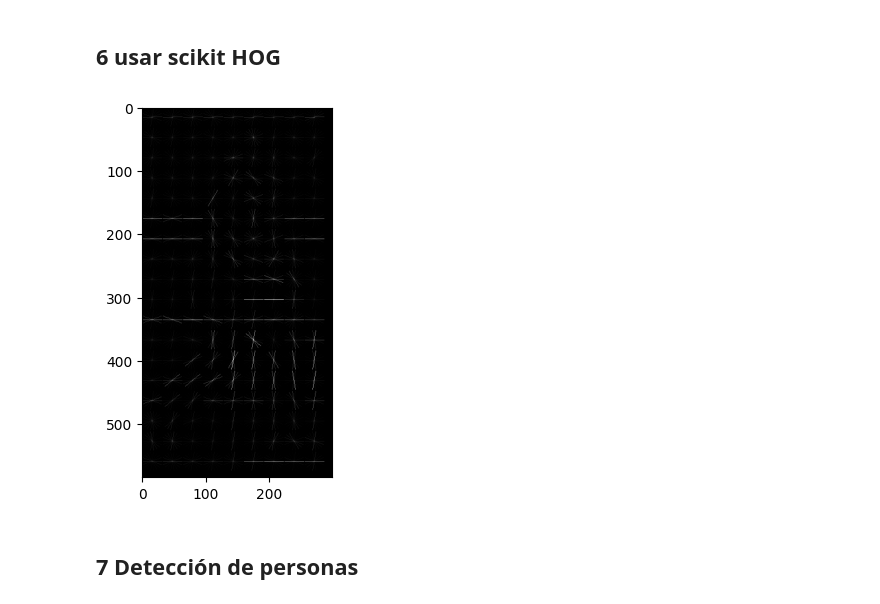
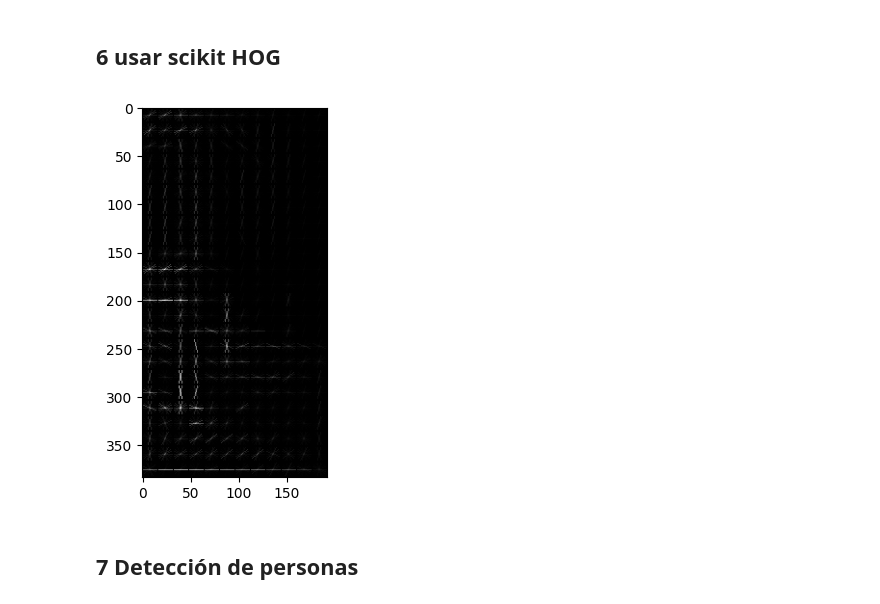
Before and after one commit to JusSolo/computer-vision-lab-3, a Jupyter notebook: lab3.ipynb, the cells around one changed output. Drawn from its saved outputs; the diff is of its cells as text; code cells hidden in the pictures.

```diff
--- a/lab3.ipynb
+++ b/lab3.ipynb
@@ -33,7 +33,7 @@ def preprocess_image(image: np.ndarray, k: int, output_dtype=np.uint8) -> np.nda
     return resized_image
 # %%
 # Ejemplo de uso:
-image = cv2.imread('person.png')
+image = cv2.imread('walk.jpg')
 
 processed_image = preprocess_image(image, k=3)
 # %%
@@ -282,12 +280,12 @@ show_image_with_directions(processed_image, direction_image)
 # %%
 from skimage.feature import hog
 image_gray = cv2.cvtColor(image, cv2.COLOR_BGR2GRAY)
-fd, hogI = hog(image_gray, orientations=9, pixels_per_cell=(32,32), cells_per_block=(2,2), visualize=True)
+fd, hogI = hog(processed_image, orientations=9, pixels_per_cell=(16,16), cells_per_block=(2,2), visualize=True)
 plt.figure()
 plt.imshow(hogI, cmap = 'gray')
 plt.show()
 # %% [output]
-[figure, old version]
+[figure, new version]
 # %% [markdown]
 ## 7 Detección de personas
 # %%
```
Also changed, not shown: parts of 10 cells of this notebook, 1 other file.
